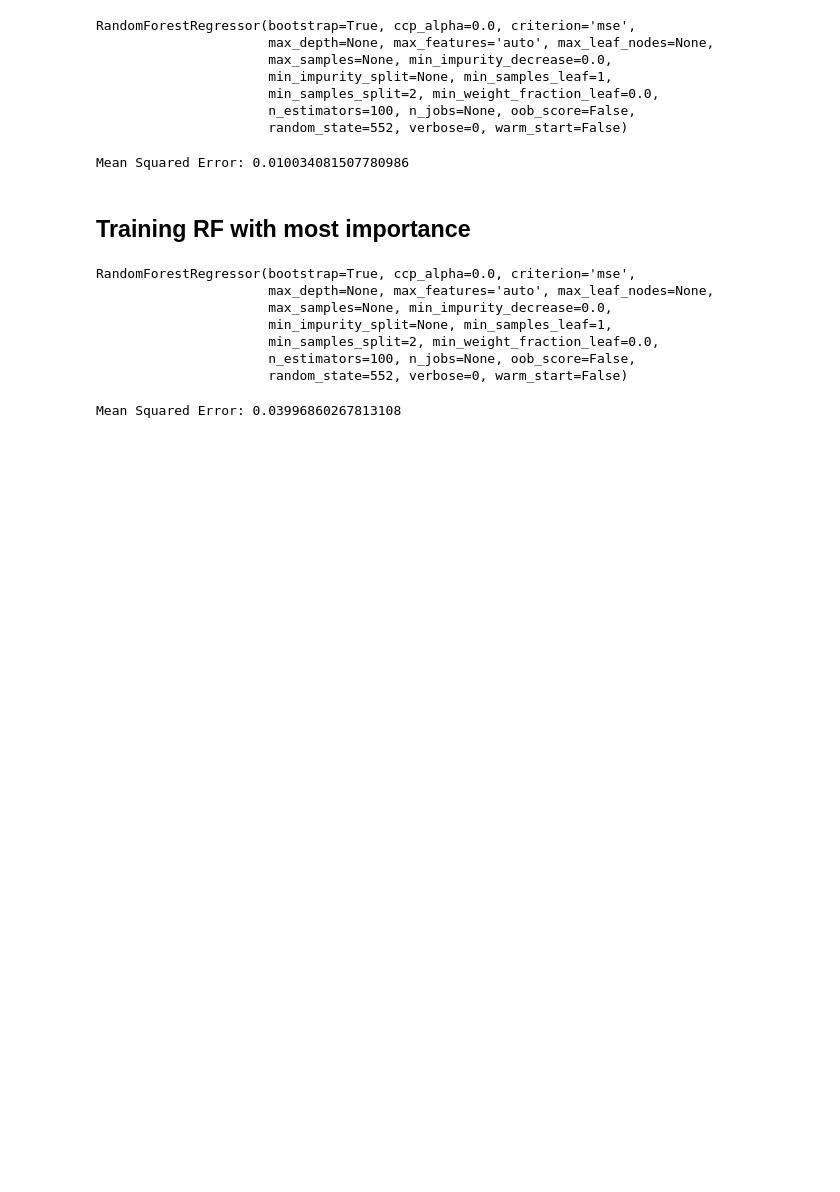
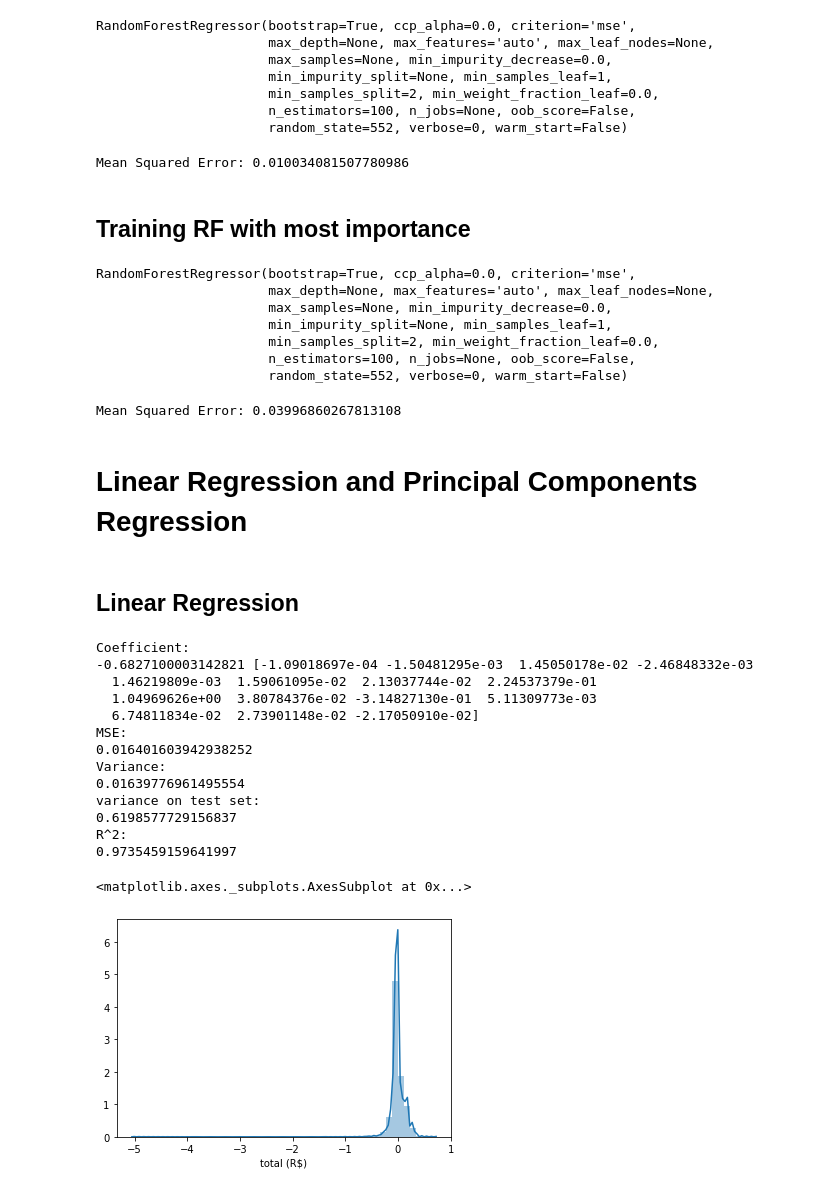
Before and after one commit to JiashiChen96/INF552_final_project, a Jupyter notebook: inf552_final.ipynb, the cells around one changed output. Cells and saved outputs as stored; diff of their text form; code cells hidden in the pictures; blank space fills up the shorter version.

```diff
--- a/inf552_final.ipynb
+++ b/inf552_final.ipynb
@@ -602,3 +602,5 @@ predictions3 = rf.predict(new_X_test2)
 print('Mean Squared Error:', metrics.mean_squared_error(y_test, predictions3))
 # %% [output]
 Mean Squared Error: 0.03996860267813108
+# %% [markdown]
+# Linear Regression and Principal Components Regression
@@ -604,0 +617,32 @@ Mean Squared Error: 0.03996860267813108
+# %% [markdown]
+## Linear Regression
+# %%
+linMod = LinearRegression(fit_intercept = True)
+linMod.fit(X = X_train, y = y_train)
+print("Coefficient: ")
+print(linMod.intercept_, linMod.coef_)
+print("MSE: ")
+print(np.mean(np.square(linMod.predict(X_test) - y_test)))
+print("Variance: ")
+print(np.var(linMod.predict(X_test) - y_test))
+print("variance on test set: ")
+print(np.var(y_test))
+print("R^2: ")
+print(1- np.var(linMod.predict(X_test) - y_test) / np.var(y_test))
+sns.distplot(linMod.predict(X_test) - y_test)
+# %% [output]
+Coefficient:
+-0.6827100003142821 [-1.09018697e-04 -1.50481295e-03  1.45050178e-02 -2.46848332e-03
+  1.46219809e-03  1.59061095e-02  2.13037744e-02  2.24537379e-01
+  1.04969626e+00  3.80784376e-02 -3.14827130e-01  5.11309773e-03
+  6.74811834e-02  2.73901148e-02 -2.17050910e-02]
+MSE:
+0.016401603942938252
+Variance:
+0.01639776961495554
+variance on test set:
+0.6198577729156837
+R^2:
+0.9735459159641997
+<matplotlib.axes._subplots.AxesSubplot at 0x...>
+[figure, added]
```
Also changed, not shown: parts of 10 cells of this notebook.
